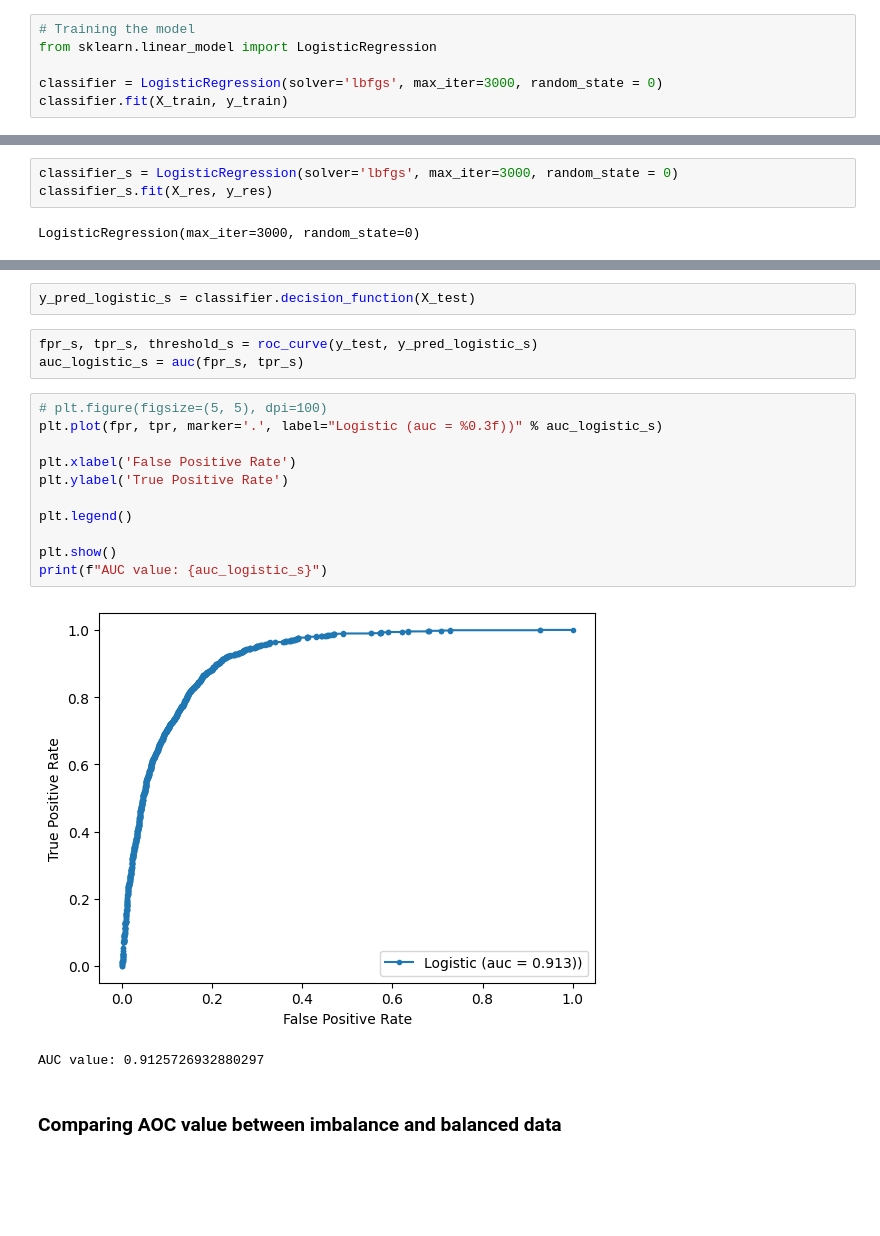
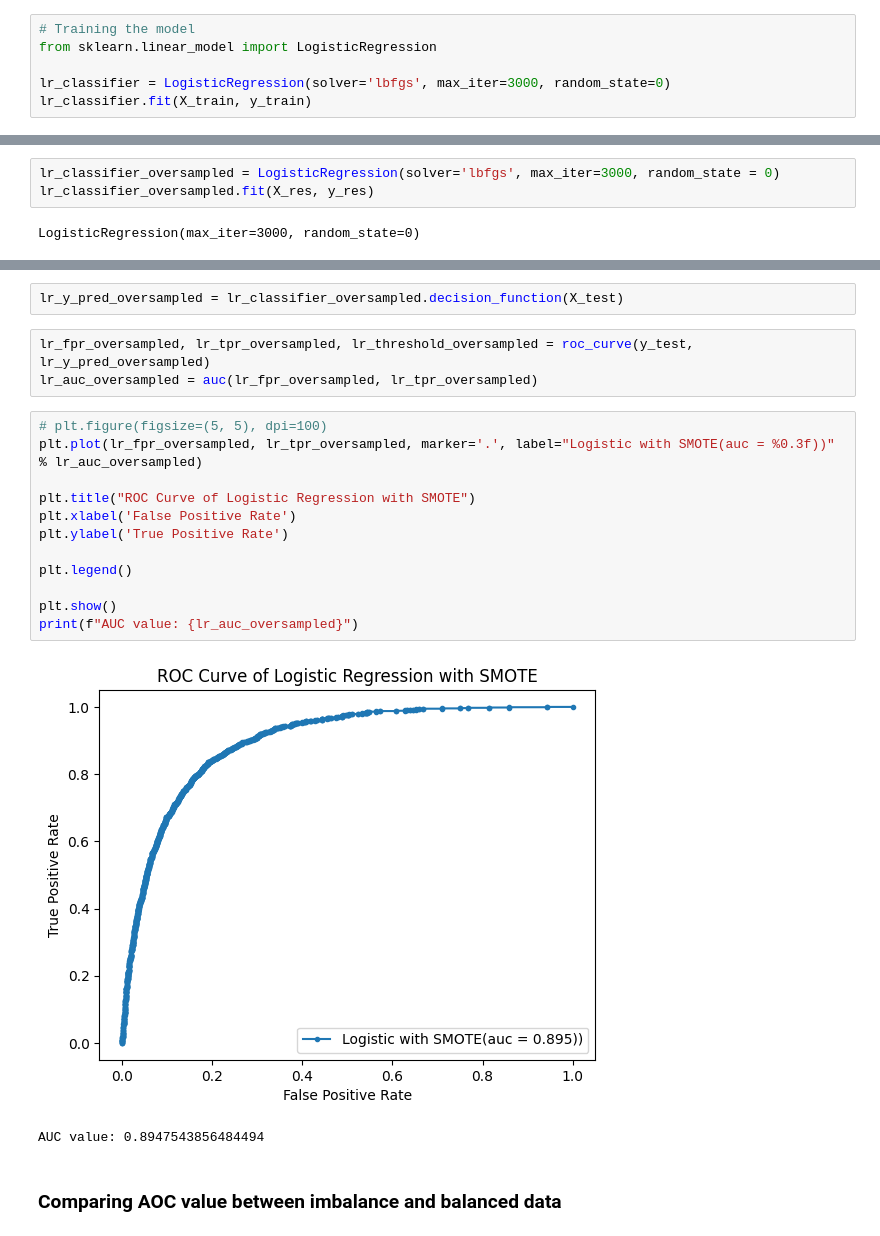
Before and after one commit to KISEE41/Banking-Marketing-Target, a Jupyter notebook: model_preparation.ipynb, the cells around one changed output, grey strips where cells are left out. Drawn from its saved outputs; the diff is of its cells as text; blank space fills up the shorter version.

```diff
--- a/model_preparation.ipynb
+++ b/model_preparation.ipynb
@@ -75,7 +75,7 @@ X_test = sc_x.transform(X_test)
 # Training the model
 from sklearn.linear_model import LogisticRegression
 
-classifier = LogisticRegression(solver='lbfgs', max_iter=3000, random_state = 0)
-classifier.fit(X_train, y_train)
+lr_classifier = LogisticRegression(solver='lbfgs', max_iter=3000, random_state=0)
+lr_classifier.fit(X_train, y_train)
 # %% [output]
 LogisticRegression(max_iter=3000, random_state=0)
@@ -150,8 +152,8 @@ y_res.value_counts()
 1    18683
 Name: y, dtype: int64
 # %%
-classifier_s = LogisticRegression(solver='lbfgs', max_iter=3000, random_state = 0)
-classifier_s.fit(X_res, y_res)
+lr_classifier_oversampled = LogisticRegression(solver='lbfgs', max_iter=3000, random_state = 0)
+lr_classifier_oversampled.fit(X_res, y_res)
 # %% [output]
 LogisticRegression(max_iter=3000, random_state=0)
 # %%
@@ -186,24 +188,25 @@ print(classification_report(y_test, y_pred_s, target_names = target))
    macro avg       0.75      0.73      0.74      9182
 weighted avg       0.89      0.89      0.89      9182
 # %%
-y_pred_logistic_s = classifier.decision_function(X_test)
+lr_y_pred_oversampled = lr_classifier_oversampled.decision_function(X_test)
-# %%
-fpr_s, tpr_s, threshold_s = roc_curve(y_test, y_pred_logistic_s)
-auc_logistic_s = auc(fpr_s, tpr_s)
+# %%
+lr_fpr_oversampled, lr_tpr_oversampled, lr_threshold_oversampled = roc_curve(y_test, lr_y_pred_oversampled)
+lr_auc_oversampled = auc(lr_fpr_oversampled, lr_tpr_oversampled)
 # %%
 # plt.figure(figsize=(5, 5), dpi=100)
-plt.plot(fpr, tpr, marker='.', label="Logistic (auc = %0.3f))" % auc_logistic_s)
+plt.plot(lr_fpr_oversampled, lr_tpr_oversampled, marker='.', label="Logistic with SMOTE(auc = %0.3f))" % lr_auc_oversampled)
 
+plt.title("ROC Curve of Logistic Regression with SMOTE")
 plt.xlabel('False Positive Rate')
 plt.ylabel('True Positive Rate')
 
 plt.legend()
 
 plt.show()
-print(f"AUC value: {auc_logistic_s}")
+print(f"AUC value: {lr_auc_oversampled}")
 # %% [output]
-[figure, old version]
+[figure, new version]
-AUC value: 0.9125726932880297
+AUC value: 0.8947543856484494
 # %% [markdown]
 ### Comparing AOC value between imbalance and balanced data
 # %%
```
Also changed, not shown: parts of 38 cells of this notebook.
